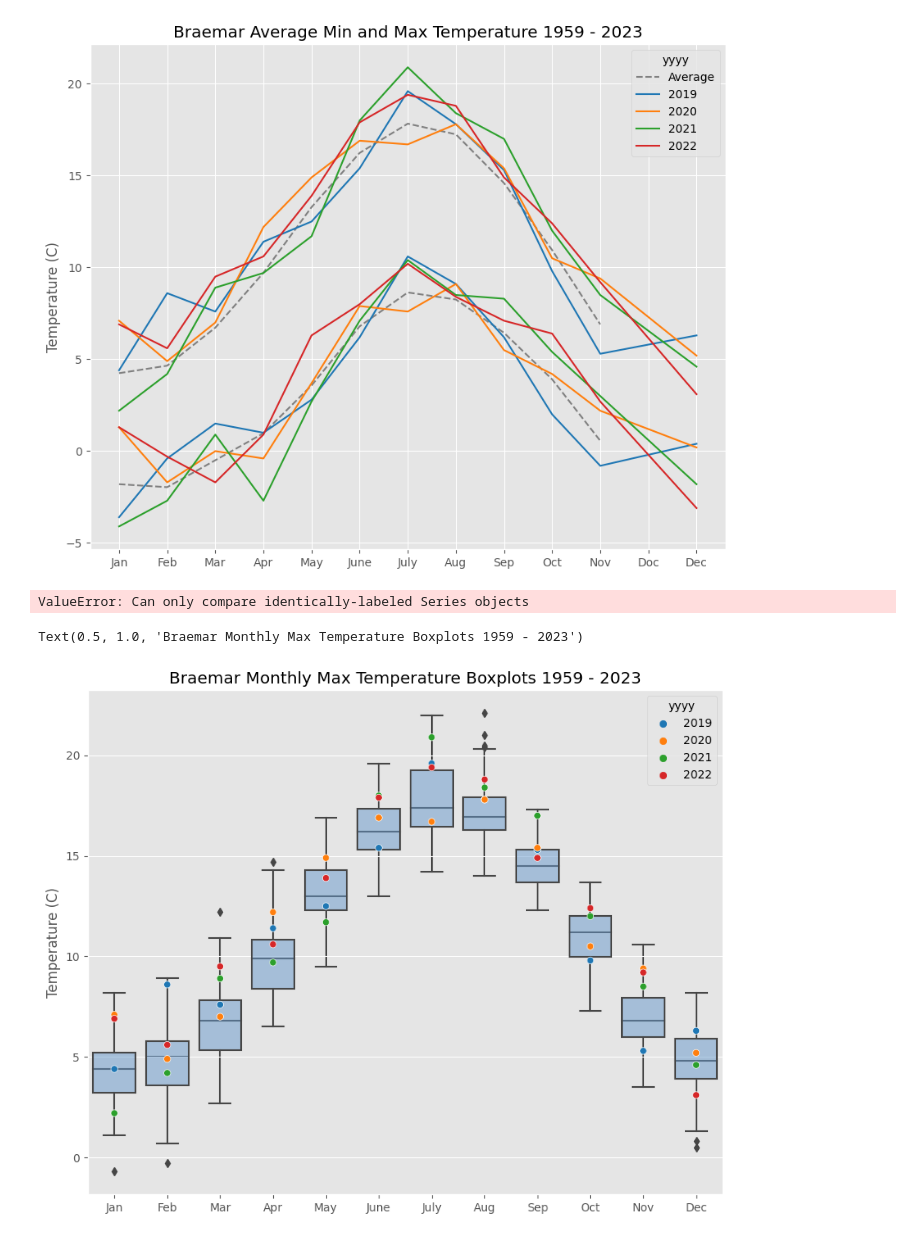
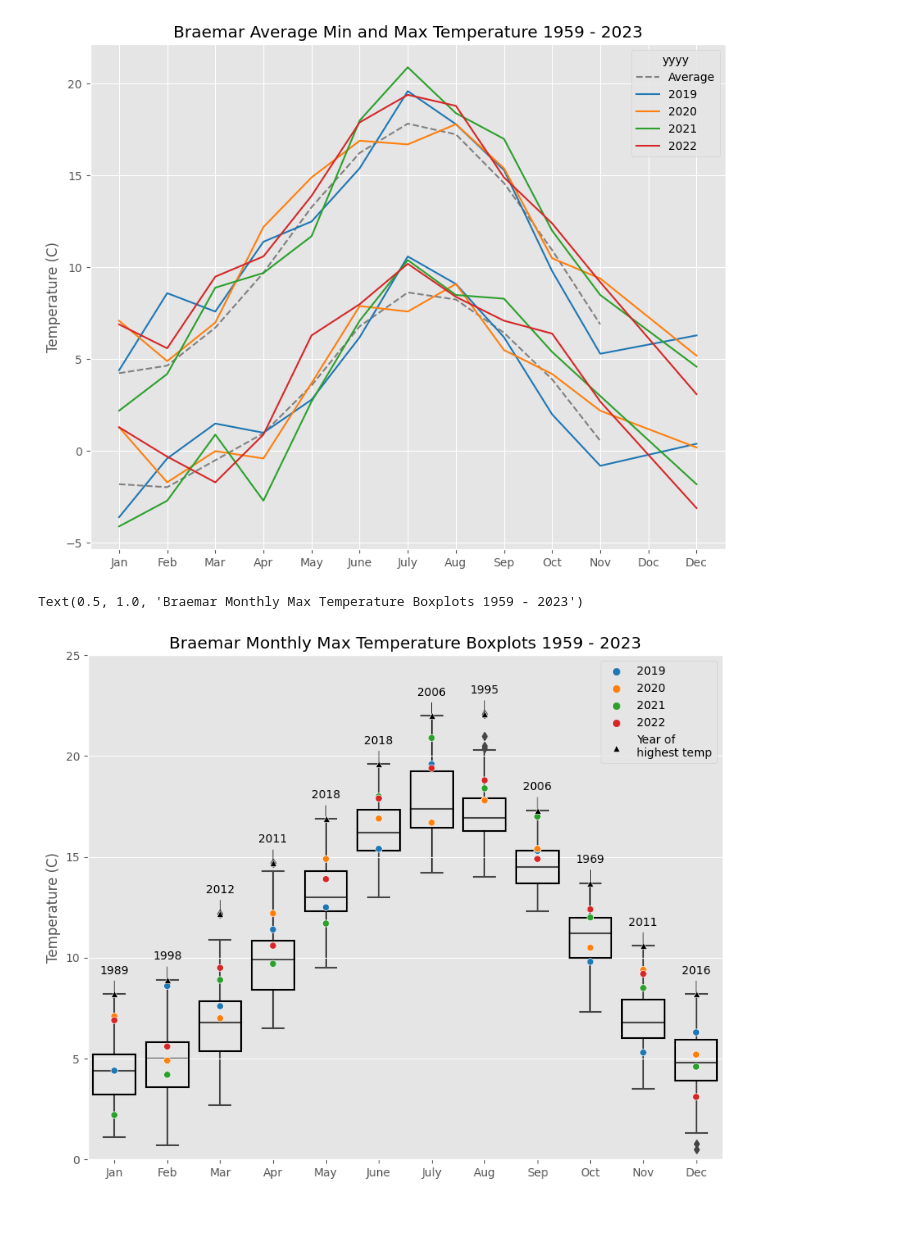
Before and after one commit to jmoro0408/DataVis, a Jupyter notebook: UK Temperature/temp_plotting.ipynb, the cells around one changed output. Drawn from its saved outputs; the diff is of its cells as text; code cells hidden in the pictures.

Commit message:
add min boxplot and sun plot

```diff
--- a/UK Temperature/temp_plotting.ipynb
+++ b/UK Temperature/temp_plotting.ipynb
@@ -298,31 +291,64 @@ Text(0.5, 1.0, 'Braemar Average Min and Max Temperature 1959 - 2023')
 melted = braemar_df.melt(id_vars = 'mm', value_vars='tmax')
 # %%
 braemar_years_tmax = braemar_df[braemar_df['yyyy'].isin(years)][['yyyy','mm','tmax']]
-# %%
-max_by_month = braemar_df.groupby('mm', as_index = False).max()[['mm', 'tmax']]
-braemar_df[(braemar_df['mm'] == max_by_month['mm'])
-           & (braemar_df['tmax'] == max_by_month['tmax'])]
-# %% [output]
-ValueError: Can only compare identically-labeled Series objects
+# %%
+"""
+This cell basically just finds the highest temps for each month, then
+finds the corresponding year this occured. There has to be a better way
+to compare multiple columns across dataframes but I cant find it.
+"""
+braemar_df['concat'] = (braemar_df['mm'].astype(str) +
+" " + braemar_df['tmax'].astype(str))
+max_by_month = braemar_df.groupby('mm', as_index = False).max()[['mm', 'tmax']]
+max_by_month['concat'] = max_by_month['mm'].astype(str) + " " + max_by_month['tmax'].astype(str)
+max_by_month_list = max_by_month['concat'].to_list()
+braemar_max_temp_year_month_df = braemar_df[braemar_df['concat'].isin(max_by_month_list)][['yyyy','mm','tmax']]
 # %%
 fig, ax = plt.subplots(figsize = (10,8))
+
+PROPS = {
+    'boxprops':{'facecolor':'none', 'edgecolor':'black'},
+}
+
 sns.boxplot(data = melted,
             x = 'mm',
             y = 'value',
-            boxprops={"facecolor": (.4, .6, .8, .5)},
             ax = ax,
-            zorder = 0)
+            zorder = 0,
+            **PROPS)
 
 sns.scatterplot(data = braemar_years_tmax,
                 x = 'mm',
                 hue = 'yyyy',
                 y = 'tmax',
                 palette = 'tab10',
                 zorder = 1)
 
+sns.scatterplot(data = braemar_max_temp_year_month_df,
+                x = 'mm',
+                y = 'tmax',
+                color = 'black',
+                label = 'Year of\nhighest temp',
+                marker = "^",
+                zorder = 1)
+
+arrowprops=dict(arrowstyle="-",color = 'black',
+                            connectionstyle="arc3")
+
+for i in range(len(braemar_max_temp_year_month_df)):
+    ax.annotate(text = braemar_max_temp_year_month_df.iloc[i]['yyyy'],
+                xy = (braemar_max_temp_year_month_df.iloc[i]['mm'],
+                    braemar_max_temp_year_month_df.iloc[i]['tmax']),
+                xytext = (braemar_max_temp_year_month_df.iloc[i]['mm'],
+                    braemar_max_temp_year_month_df.iloc[i]['tmax']+1),
+                arrowprops=arrowprops,
+                ha='center'
+                )
+
 ax.set_ylabel("Temperature (C)")
+ax.set_ylim(0,25)
 ax.set_xlabel("")
 ax.set_title("Braemar Monthly Max Temperature Boxplots 1959 - 2023")
 # %% [output]
 Text(0.5, 1.0, 'Braemar Monthly Max Temperature Boxplots 1959 - 2023')
-[figure, old version]
+[figure, new version]
```
Also changed, not shown: parts of 7 cells of this notebook.
